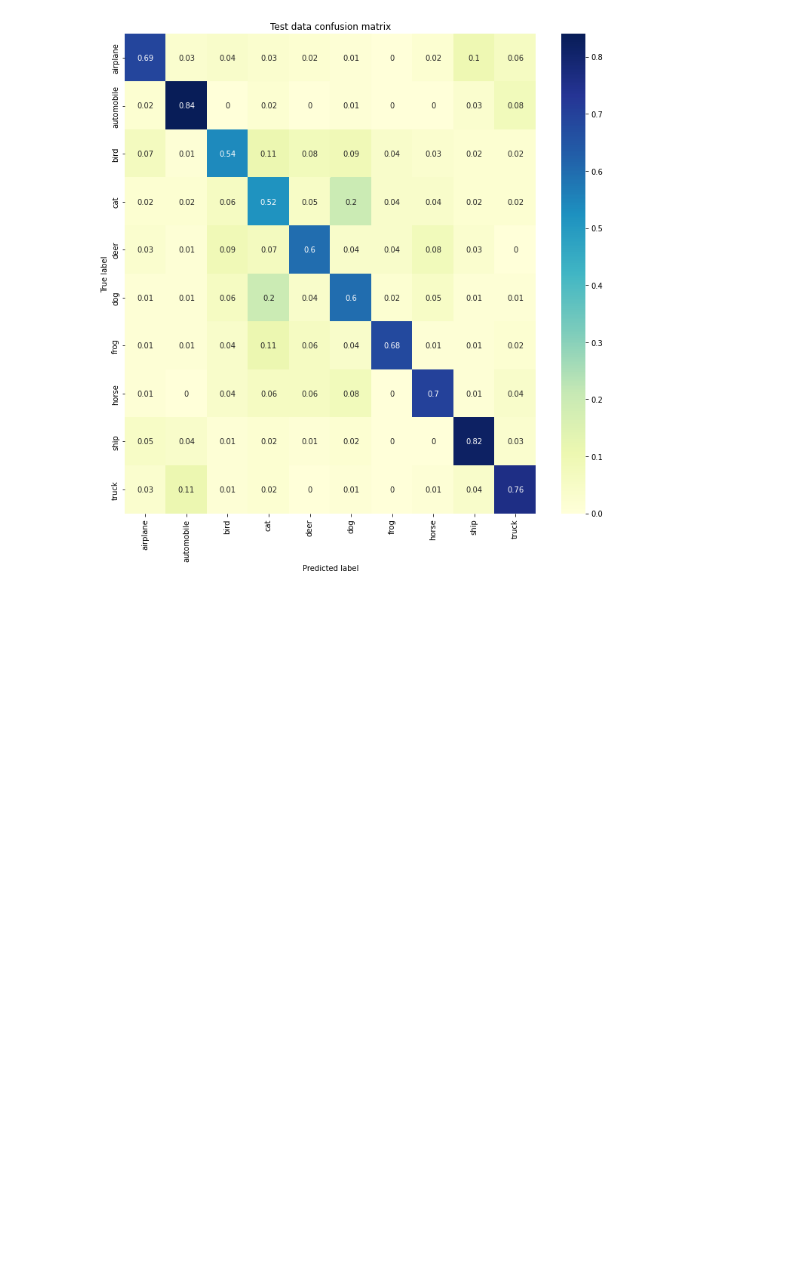
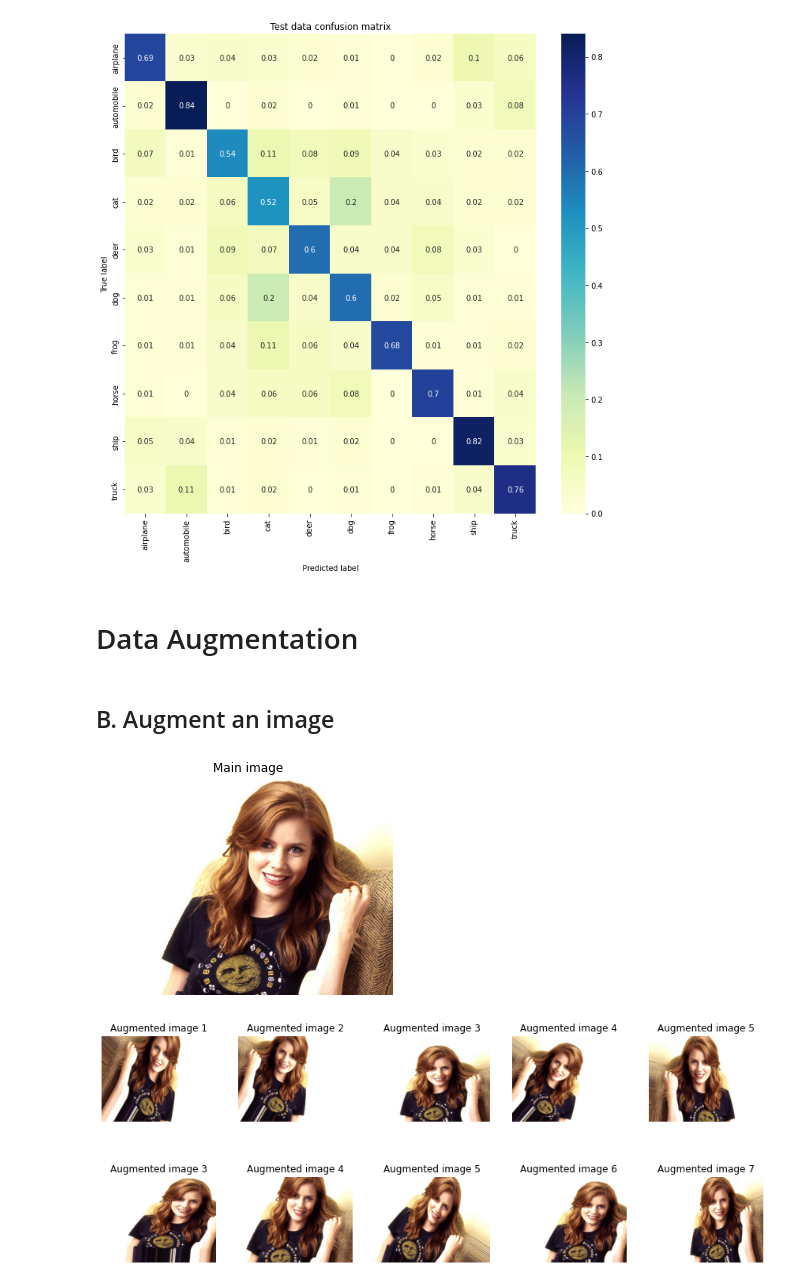
Before and after one commit to Pooria90/CIFAR-10, a Jupyter notebook: main.ipynb, the cells around one changed output. Cells and saved outputs as stored; diff of their text form; code cells hidden in the pictures; blank space fills up the shorter version.

Commit message:
started augmentation part

```diff
--- a/main.ipynb
+++ b/main.ipynb
@@ -792,3 +792,46 @@ Elapsed time: 204.528999 seconds.
 WARNING:tensorflow:5 out of the last 317 calls to <function Model.make_predict_function.<locals>.predict_function at 0x...> triggered tf.function retracing. Tracing is expensive and the excessive numb ...
 accuracy = 0.6734
 [figure]
+# %% [markdown]
+# Data Augmentation
+# %% [markdown]
+## B. Augment an image
+# %%
+from tensorflow.keras.preprocessing.image import ImageDataGenerator, load_img, img_to_array
+%matplotlib inline
+import matplotlib.pyplot as plt
+from matplotlib.pyplot import imread, imshow
+import numpy as np
+
+image = load_img('test.jpg')
+image = img_to_array(image)/255
+array = np.expand_dims(image, axis=0)
+
+imgGen = ImageDataGenerator(
+	rotation_range=40,
+	zoom_range=0.2,
+	width_shift_range=0.1,
+	height_shift_range=0.1,
+	shear_range=0.15,
+	horizontal_flip=True,
+	fill_mode="nearest"
+    )
+
+imgIter = imgGen.flow(array, batch_size=10, seed=216)
+
+fig, ax = plt.subplots()
+ax.imshow(image)
+ax.set_title('Main image')
+ax.axis('off');
+
+fig2, ax2 = plt.subplots(2,5, figsize=(15,6))
+
+for i in range(2):
+    for j in range(5):
+        ax2[i,j].imshow(next(imgIter).squeeze())
+        ax2[i,j].set_title(f'Augmented image {(2*i+j+1)}')
+        ax2[i,j].axis('off');
+        #plt.subplots_adjust(wspace=0.3, hspace=0.4)
+# %% [output]
+[figure, added]
+[figure, added]
```
Also changed, not shown: 1 other file.
